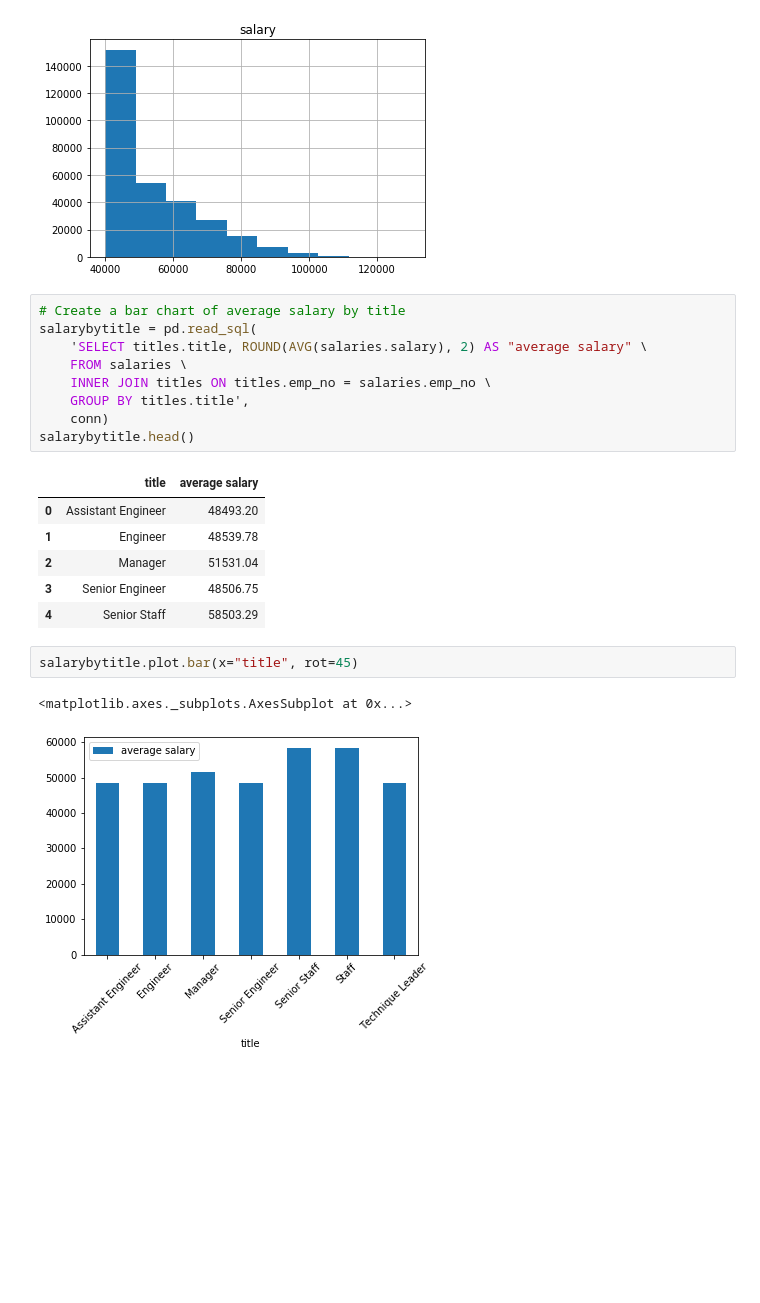
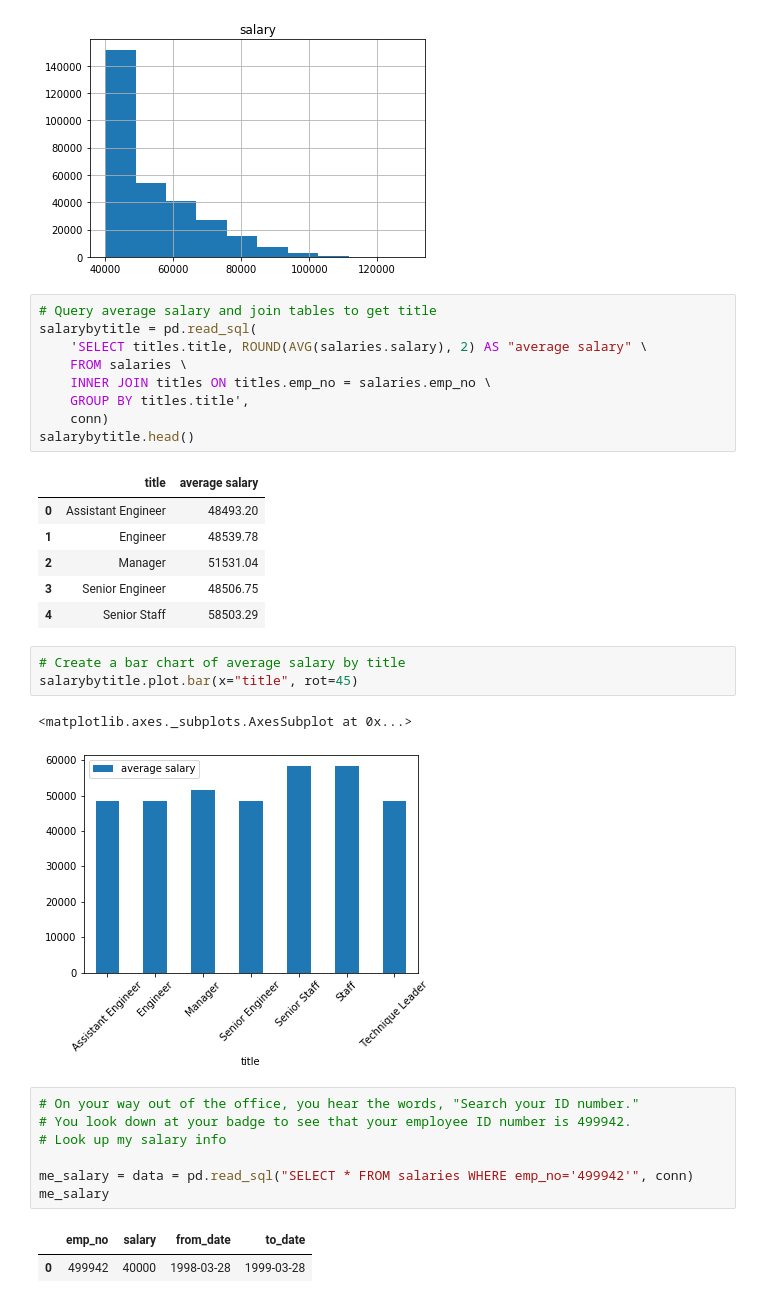
Before and after one commit to ivytiongco/sql-employee-analysis, a Jupyter notebook: EmployeeSQL/employee_bonus.ipynb, the cells around one changed output. Cells and saved outputs as stored; diff of their text form; blank space fills up the shorter version.

```diff
--- a/EmployeeSQL/employee_bonus.ipynb
+++ b/EmployeeSQL/employee_bonus.ipynb
@@ -26,7 +30,7 @@ array([[<matplotlib.axes._subplots.AxesSubplot object at 0x...>]],
       dtype=object)
 [figure]
 # %%
-# Create a bar chart of average salary by title
+# Query average salary and join tables to get title
 salarybytitle = pd.read_sql(
     'SELECT titles.title, ROUND(AVG(salaries.salary), 2) AS "average salary" \
     FROM salaries \
@@ -42,7 +46,18 @@ salarybytitle.head()
 | 3 | Senior Engineer | 48506.75 |
 | 4 | Senior Staff | 58503.29 |
 # %%
+# Create a bar chart of average salary by title
 salarybytitle.plot.bar(x="title", rot=45)
 # %% [output]
 <matplotlib.axes._subplots.AxesSubplot at 0x...>
 [figure]
+# %%
+# On your way out of the office, you hear the words, "Search your ID number."
+# You look down at your badge to see that your employee ID number is 499942.
+# Look up my salary info
+
+me_salary = data = pd.read_sql("SELECT * FROM salaries WHERE emp_no='499942'", conn)
+me_salary
+# %% [output]
+|  | emp_no | salary | from_date | to_date |
+| 0 | 499942 | 40000 | 1998-03-28 | 1999-03-28 |
```
Also changed, not shown: parts of 4 cells of this notebook.
